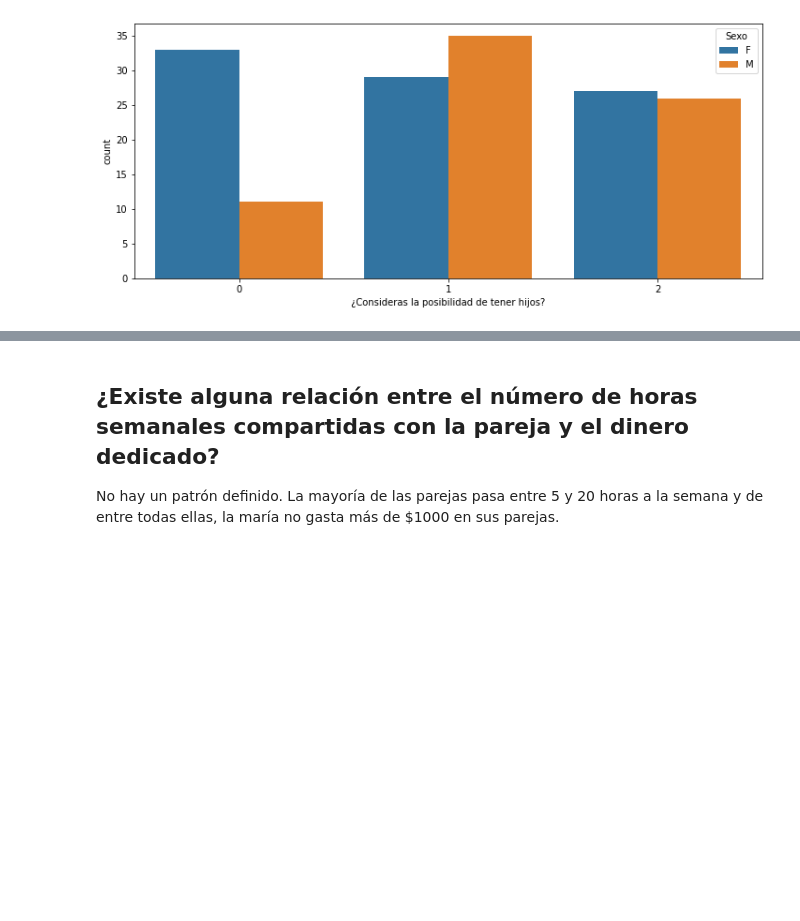
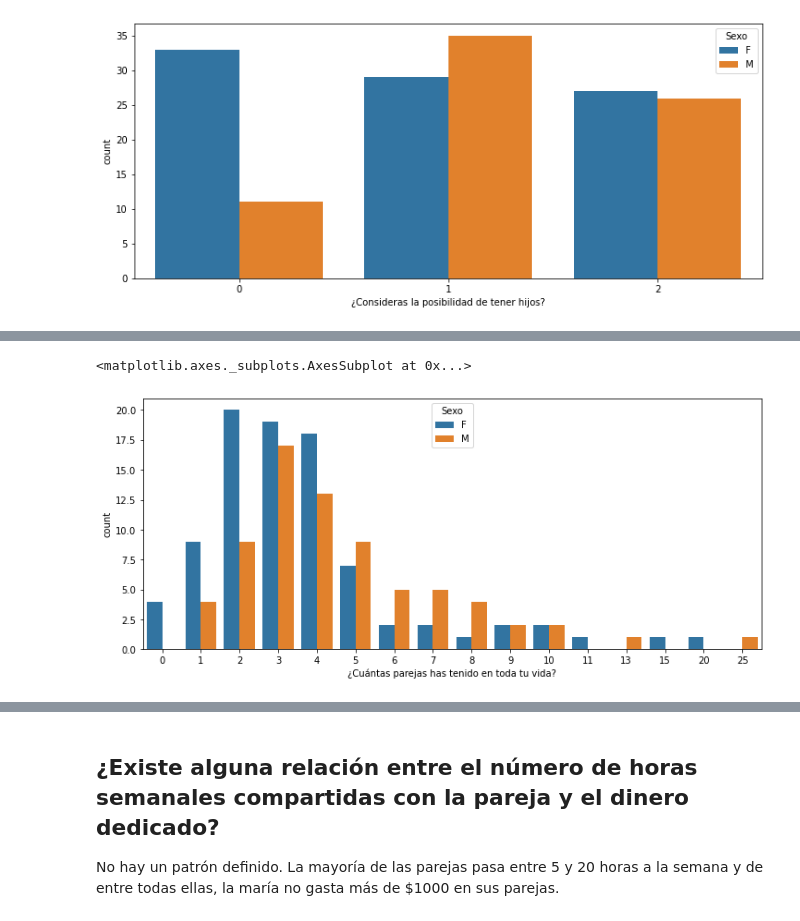
Before and after one commit to FisherPearson/Dependencia-Emocional, a Jupyter notebook: Dependencia Emocional.ipynb, the cells around one changed output, grey strips where cells are left out. Cells and saved outputs as stored; diff of their text form; code cells hidden in the pictures; blank space fills up the shorter version.

Commit message:
Fin EDA
Se terminaron de explicar y plotear todas las gráficas de la parte de EDA

```diff
--- a/Dependencia Emocional.ipynb
+++ b/Dependencia Emocional.ipynb
@@ -903,0 +896,6 @@ sns.countplot(x = "¿Consideras la posibilidad de tener hijos?", hue = "Sexo", d
+# %%
+fig, ax = plt.subplots(figsize = [12,5])
+sns.countplot(hue = "Sexo", x = "¿Cuántas parejas has tenido en toda tu vida?", data = df_numericos)
+# %% [output]
+<matplotlib.axes._subplots.AxesSubplot at 0x...>
+[figure, added]
```
Also changed, not shown: parts of 43 cells of this notebook.
